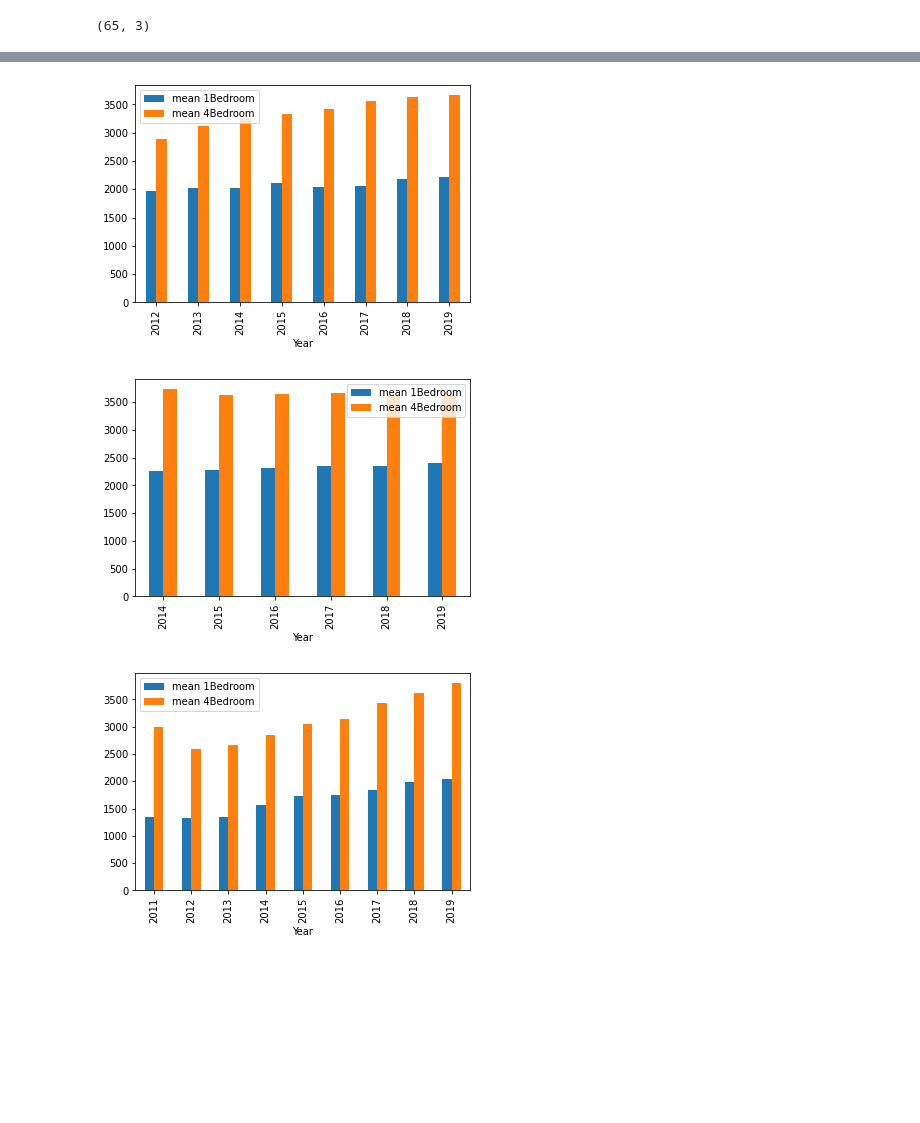
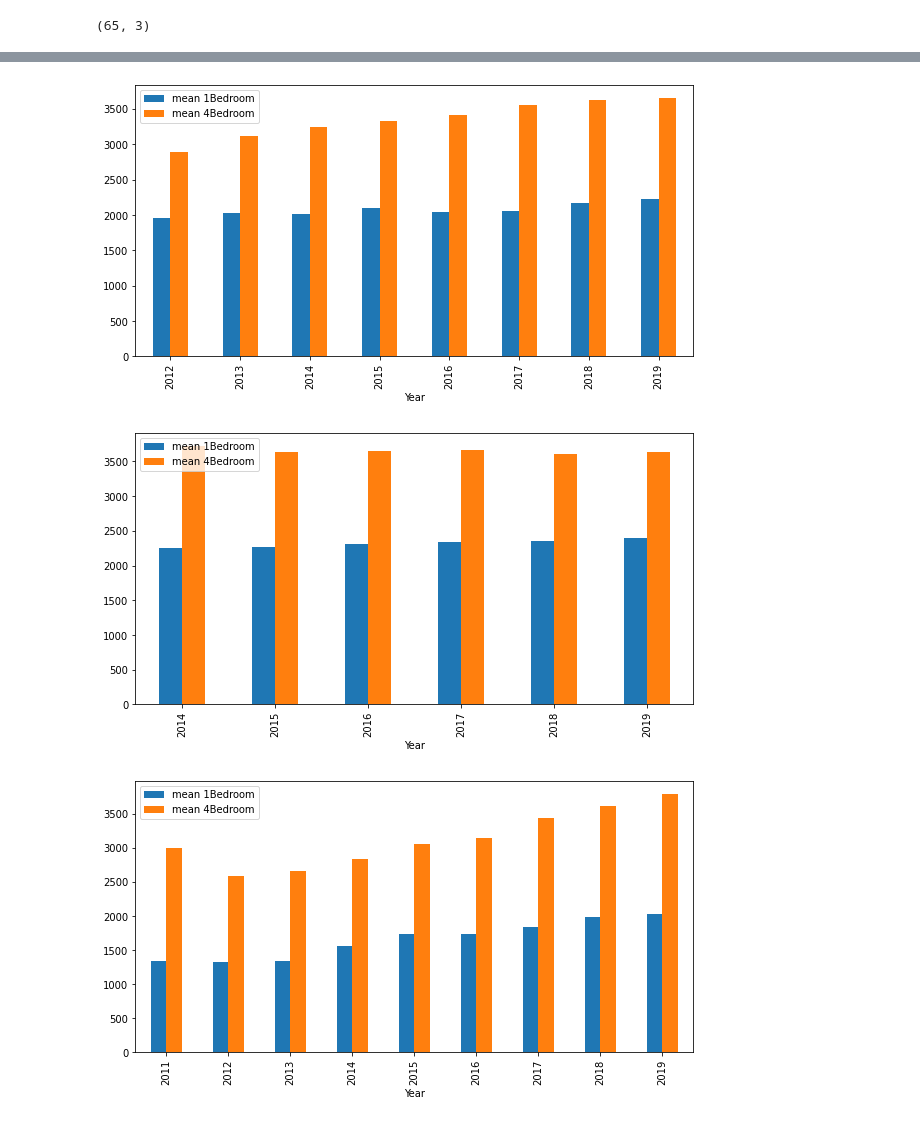
Before and after one commit to TabithaMaud/rental-analysis-final-project, a Jupyter notebook: report.ipynb, the cells around one changed output, grey strips where cells are left out. Drawn from its saved outputs; the diff is of its cells as text; code cells hidden in the pictures; blank space fills up the shorter version.

```diff
--- a/report.ipynb
+++ b/report.ipynb
@@ -88,8 +77,9 @@ rentals.head(1)
 # %%
 def get_city_data(city_name):
     city_data = rentals [rentals['RegionName'] == city_name]
-    city_data = city_data.drop(city_data.columns[[0, 1, 2, 3, 4, 5]], axis=1)
+    city_data = city_data.drop(city_data.columns[[0, 1, 2, 3, 4]], axis=1)
 
+    # Produces 2x119 dataset. 1 bedroom and 4 bedrooms (rows) dates (columns). Rents held in dataset
     dates = []
     rental_prices1 = []
     rental_prices2 = []
@@ -110,25 +100,15 @@ def get_city_data(city_name):
     city_df['One Bedroom'] = rental_prices1
     city_df['Four Bedroom'] = rental_prices2
 
-    # DROP BEDROOM VAL
-#     city_df.drop(city_df.tail(1).index, inplace=True)
-
-    #################
-
     # CLEAN DATA
     city_df = city_df.dropna()
-
-
-    ##################
 
     # CONVERT DATES TO DATETIME
     city_df.Date = city_df.Date.apply(pd.to_datetime, errors='coerce')
 
-
-    ###################
     return city_df
 
-    ##########
+
 
 boston = get_city_data('Boston')
 
@@ -136,8 +116,10 @@ boston = get_city_data('Boston')
 # Plot Function
 
 
-def get_city_line(data_frame):
-    data_frame.plot(kind='line', x="Date", y=["One Bedroom", "Four Bedroom"], figsize=(10,5), grid=True)
+def get_city_line(data_frame, title):
+    data_frame.plot(kind='line', x="Date", y=["One Bedroom", "Four Bedroom"], title=title, figsize=(10,5), grid=True)
 
-get_city_line(boston)
+
+
+get_city_line(boston, 'Boston')
 # %% [output]
@@ -171,31 +153,27 @@ get_city_line(new_york)
 # %%
-boston.head()
 
 def get_city_yearly_avgs(city_df):
     city_group_by_year = city_df
     city_group_by_year['Year'] = city_df.Date.dt.year
-    city1_group_by_year = city_group_by_year.groupby('Year')['One Bedroom']
-    city2_group_by_year = city_group_by_year.groupby('Year')['Four Bedroom']
-
-    city1 = city1_group_by_year.agg(['mean']).round(2)
-    city2 = city2_group_by_year.agg(['mean']).round(2)
-
-    city1.head()
-    city2.head()
 
 
-    yearly_mean = pd.merge(city1, city2, how='right', left_index=True, right_index=True, suffixes=(' 1Bedroom', ' 4Bedroom'))
-    yearly_mean.plot( y=['mean 1Bedroom', 'mean 4Bedroom'], kind='bar')
+    one_bed_mean = (city_group_by_year.groupby('Year')['One Bedroom']).agg(['mean']).round(2)
+    four_bed_mean = (city_group_by_year.groupby('Year')['Four Bedroom']).agg(['mean']).round(2)
+
+
+    yearly_mean = pd.merge(one_bed_mean, four_bed_mean, how='right', left_index=True, right_index=True, suffixes=(' 1Bedroom', ' 4Bedroom'))
+    yearly_mean.plot( y=['mean 1Bedroom', 'mean 4Bedroom'], kind='bar',figsize=(10,5))
+
 
 get_city_yearly_avgs(boston)
 # %% [output]
-[figure, old version]
+[figure, new version]
 # %%
 get_city_yearly_avgs(new_york)
 # %% [output]
-[figure, old version]
+[figure, new version]
 # %%
 get_city_yearly_avgs(san_diego)
 # %% [output]
-[figure, old version]
+[figure, new version]
 # %%
```
Also changed, not shown: parts of 8 cells of this notebook.
